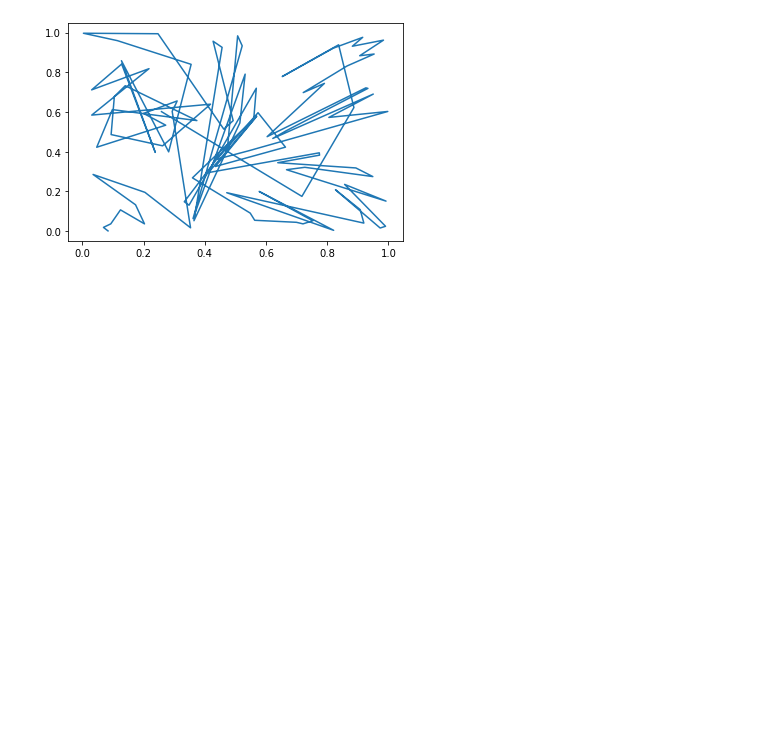
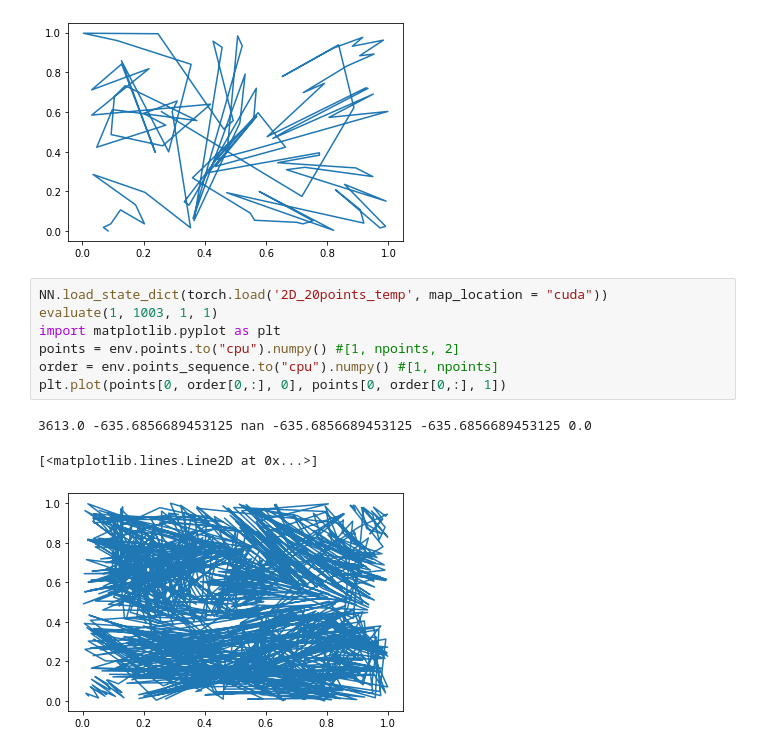
Before and after one commit to lucashuysmans/CMI-External-Project, a Jupyter notebook: Delaunay Transformer/Plot50.ipynb, the cells around one changed output. Cells and saved outputs as stored; diff of their text form; blank space fills up the shorter version.

```diff
--- a/Delaunay Transformer/Plot50.ipynb
+++ b/Delaunay Transformer/Plot50.ipynb
@@ -403,3 +403,14 @@ plt.plot(points[0, order[0,:], 0], points[0, order[0,:], 1])
 239.0 -10.387107849121094 nan -10.387107849121094 -10.387107849121094 0.0
 [<matplotlib.lines.Line2D at 0x...>]
 [figure]
+# %%
+NN.load_state_dict(torch.load('2D_20points_temp', map_location = "cuda"))
+evaluate(1, 1003, 1, 1)
+import matplotlib.pyplot as plt
+points = env.points.to("cpu").numpy() #[1, npoints, 2]
+order = env.points_sequence.to("cpu").numpy() #[1, npoints]
+plt.plot(points[0, order[0,:], 0], points[0, order[0,:], 1])
+# %% [output]
+3613.0 -635.6856689453125 nan -635.6856689453125 -635.6856689453125 0.0
+[<matplotlib.lines.Line2D at 0x...>]
+[figure, added]
```
Also changed, not shown: 3 other files.
